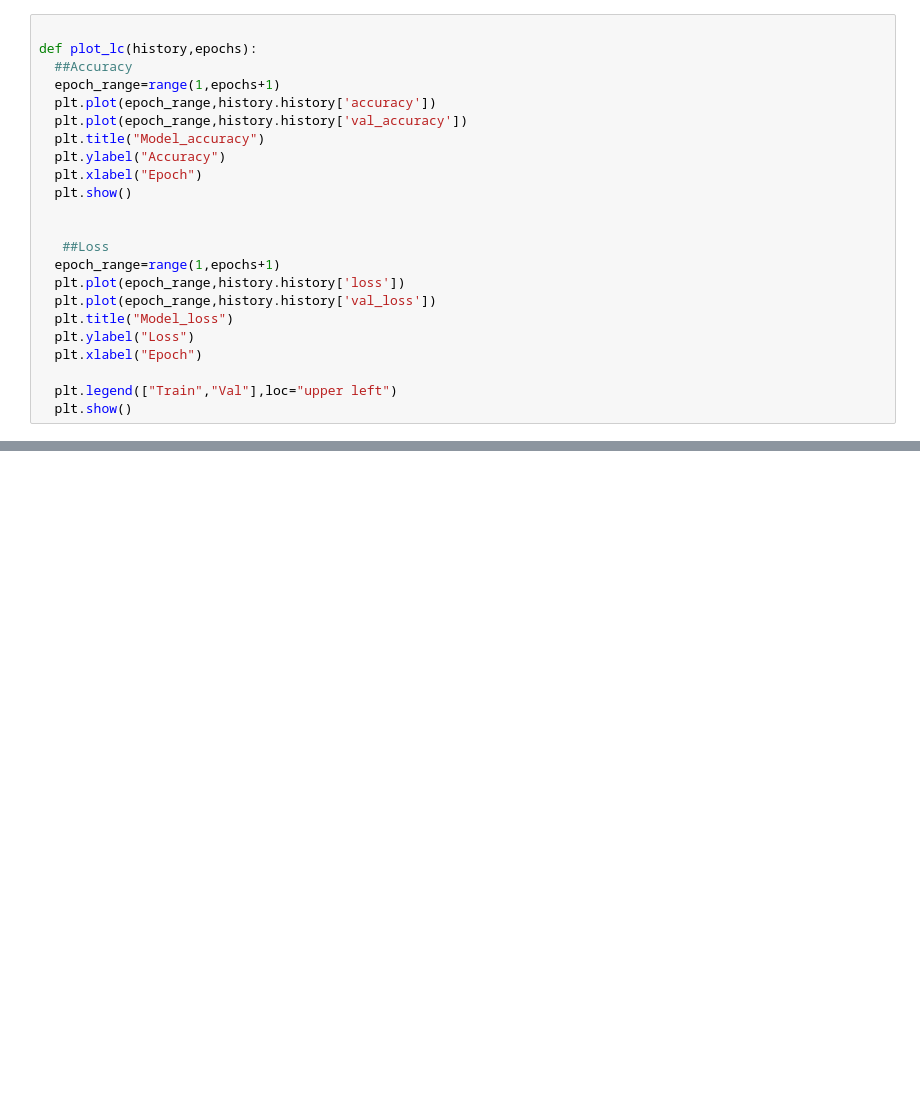
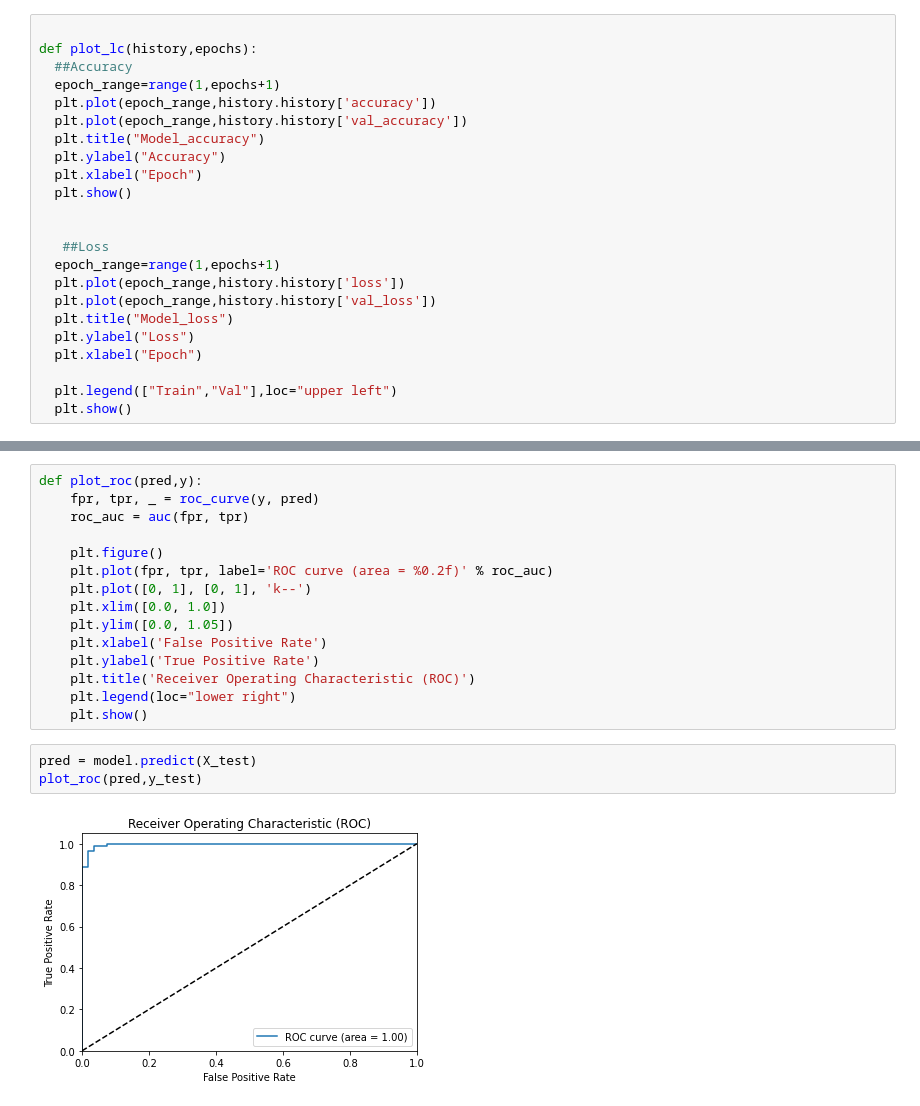
Before and after one commit to mashdas/Deep_Learning_101, a Jupyter notebook: bc_detect.ipynb, the cells around one changed output, grey strips where cells are left out. Cells and saved outputs as stored; diff of their text form; blank space fills up the shorter version.

```diff
--- a/bc_detect.ipynb
+++ b/bc_detect.ipynb
@@ -175,0 +168,20 @@ plot_lc(history,43)
+# %%
+def plot_roc(pred,y):
+    fpr, tpr, _ = roc_curve(y, pred)
+    roc_auc = auc(fpr, tpr)
+
+    plt.figure()
+    plt.plot(fpr, tpr, label='ROC curve (area = %0.2f)' % roc_auc)
+    plt.plot([0, 1], [0, 1], 'k--')
+    plt.xlim([0.0, 1.0])
+    plt.ylim([0.0, 1.05])
+    plt.xlabel('False Positive Rate')
+    plt.ylabel('True Positive Rate')
+    plt.title('Receiver Operating Characteristic (ROC)')
+    plt.legend(loc="lower right")
+    plt.show()
+# %%
+pred = model.predict(X_test)
+plot_roc(pred,y_test)
+# %% [output]
+[figure, added]
```
Also changed, not shown: parts of 10 cells of this notebook.
